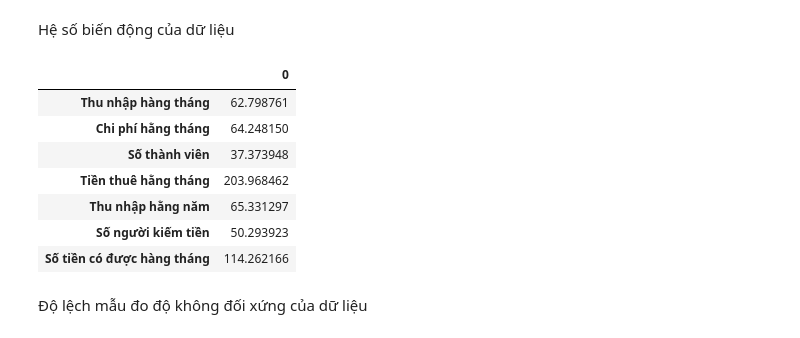
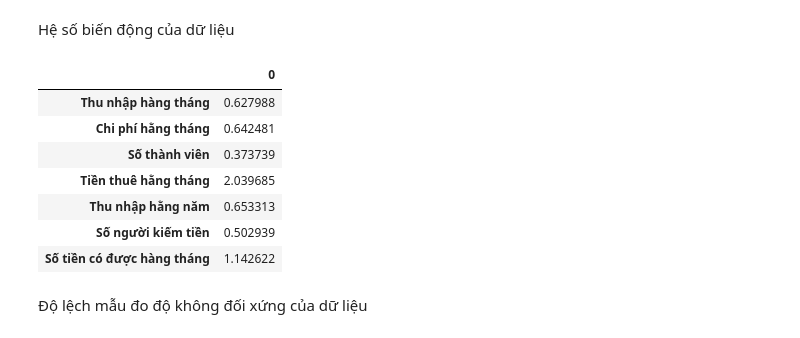
Before and after one commit to khoa2210/Do-an-, a Jupyter notebook: Thống_kê_mô_tả.ipynb, the cells around one changed output. Saved outputs shown, nothing was run; the diff lists cells and outputs as text; code cells hidden in the pictures.

```diff
--- a/Thống_kê_mô_tả.ipynb
+++ b/Thống_kê_mô_tả.ipynb
@@ -260,17 +260,17 @@ b
 # %% [markdown]
 Hệ số biến động của dữ liệu
 # %%
-cv = lambda df: np.std(df, ddof=1) / np.mean(df) * 100
-pd.DataFrame(cv(df))
+cv = df.std()/df.mean()
+pd.DataFrame(cv)
 # %% [output]
 |  | 0 |
-| Thu nhập hàng tháng | 62.798761 |
-| Chi phí hằng tháng | 64.248150 |
-| Số thành viên | 37.373948 |
-| Tiền thuê hằng tháng | 203.968462 |
-| Thu nhập hằng năm | 65.331297 |
-| Số người kiếm tiền | 50.293923 |
-| Số tiền có được hàng tháng | 114.262166 |
+| Thu nhập hàng tháng | 0.627988 |
+| Chi phí hằng tháng | 0.642481 |
+| Số thành viên | 0.373739 |
+| Tiền thuê hằng tháng | 2.039685 |
+| Thu nhập hằng năm | 0.653313 |
+| Số người kiếm tiền | 0.502939 |
+| Số tiền có được hàng tháng | 1.142622 |
 # %% [markdown]
 Độ lệch mẫu đo độ không đối xứng của dữ liệu
 # %%
```
Also changed, not shown: parts of 10 cells of this notebook.
